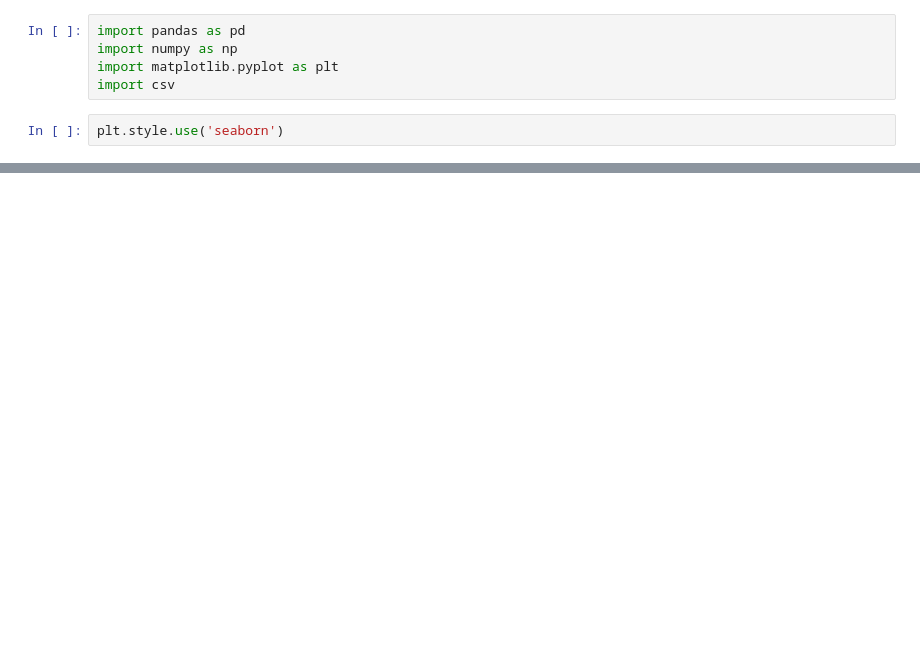
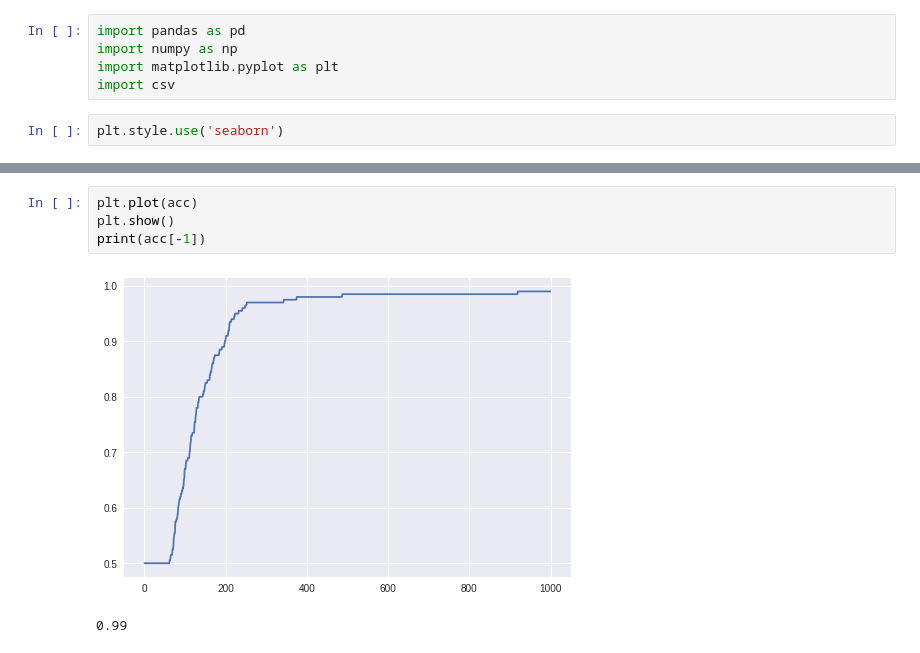
Before and after one commit to shubhammittal009/ml_cb, a Jupyter notebook: logistic_regression.ipynb, the cells around one changed output, grey strips where cells are left out. Drawn from its saved outputs; the diff is of its cells as text; blank space fills up the shorter version.

```diff
--- a/logistic_regression.ipynb
+++ b/logistic_regression.ipynb
@@ -37,0 +167,7 @@ plt.show()
+# %%
+plt.plot(acc)
+plt.show()
+print(acc[-1])
+# %% [output]
+[figure, added]
+0.99
```
Also changed, not shown: parts of 12 cells of this notebook, 1 other file.
